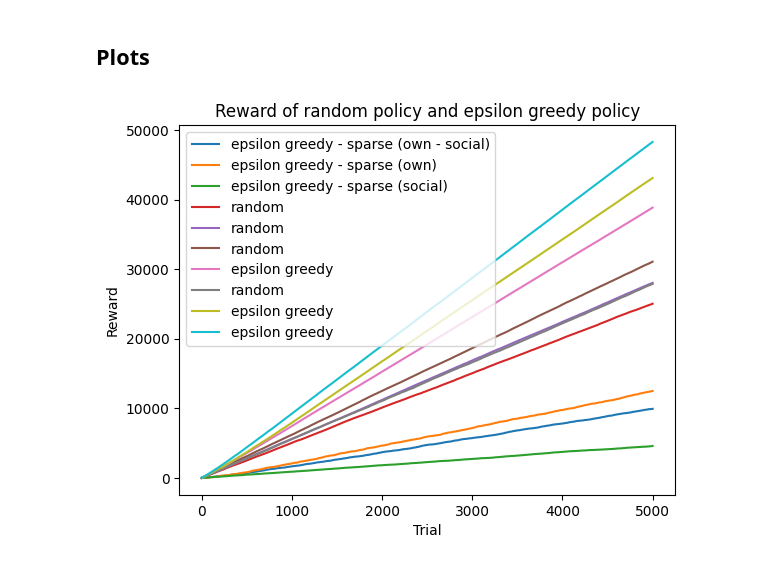
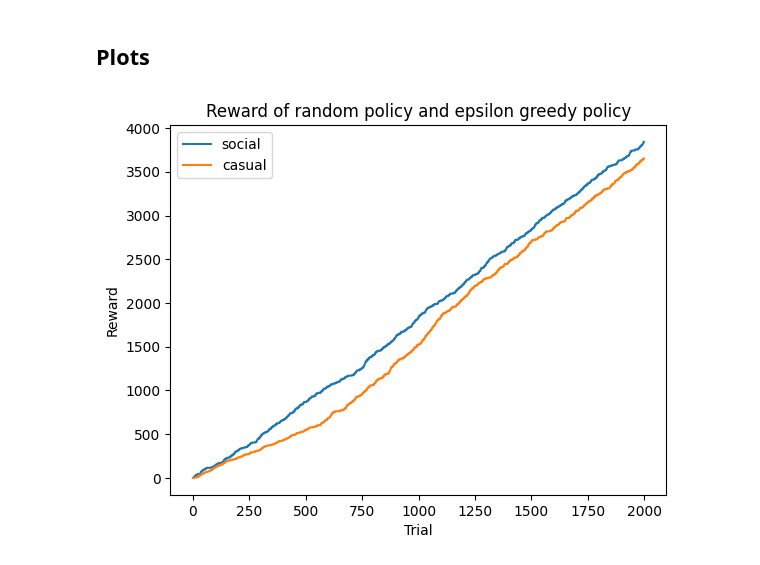
Before and after one commit to maj2idfar/Interactive-Learning-Course-Projects, a Jupyter notebook: 1_Multi_Armed_Bandit/1_Social_Mobile.ipynb, the cells around one changed output. Cells and saved outputs as stored; diff of their text form; code cells hidden in the pictures.

Commit message:
Update Social Mobile Code

```diff
--- a/1_Multi_Armed_Bandit/1_Social_Mobile.ipynb
+++ b/1_Multi_Armed_Bandit/1_Social_Mobile.ipynb
@@ -198,8 +171,13 @@ def run(num_steps, agents):
+# %%
+def run(num_steps, agent):
+    for step in range(num_steps):
+        action = agent.take_action()
+        agent.receive_reward(action)
+
+    return agent.rewards
 # %%
 def cumulative_reward(X):
     sum_X = []
     for i in range(len(X)):
-        sum_X.append([])
-        for j in range(len(X[i])):
-            sum_X[i].append(sum(X[i][0:j]))
+        sum_X.append(sum(X[:i]))
     return sum_X
@@ -284,0 +184,13 @@ c_rewards = cumulative_reward(rewards)
+# %%
+num_actions = 5
+num_agents = 10
+
+actions_means = [1, 2, 3, 4, 7]
+
+actions_vars = [0.1, 0.2, 0.3, 0.4, 0.7]
+
+agents_actions = []
+for i in range(num_agents):
+    agents_actions.append([])
+    for j in range(30):
+        agents_actions[i].append(random_bandit_policy(num_actions))
@@ -285,30 +228,28 @@ c_rewards = cumulative_reward(rewards)
+# %%
+c_rewards_social = cumulative_reward(rewards_social)
+c_rewards_casual = cumulative_reward(rewards_casual)
 # %% [markdown]
 ## Plots
 # %%
 import matplotlib.pyplot as plt
 
 fig, ax = plt.subplots()
 
-ax.plot(c_rewards[0], label="epsilon greedy - sparse (own - social)")
-ax.plot(c_rewards[1], label="epsilon greedy - sparse (own)")
-ax.plot(c_rewards[2], label="epsilon greedy - sparse (social)")
-ax.plot(c_rewards[3], label="random")
-ax.plot(c_rewards[4], label="random")
-ax.plot(c_rewards[5], label="random")
-ax.plot(c_rewards[6], label="epsilon greedy")
-ax.plot(c_rewards[7], label="random")
-ax.plot(c_rewards[8], label="epsilon greedy")
-ax.plot(c_rewards[9], label="epsilon greedy")
+ax.plot(c_rewards_social[:2000], label="social")
+ax.plot(c_rewards_casual[:2000], label="casual")
 
 # ax.plot(agents[0].betas, label="beta")
 # ax.plot(agents[0].epsilons, label="epsilon")
 
 # Set the title and labels
 ax.set_title("Reward of random policy and epsilon greedy policy")
 ax.set_xlabel("Trial")
 ax.set_ylabel("Reward")
 # Show the plot
 plt.legend()
+
+plt.savefig("plots/social-mobile.png")
+
 plt.show()
 # %% [output]
-[figure, old version]
+[figure, new version]
```
Also changed, not shown: parts of 8 cells of this notebook.
